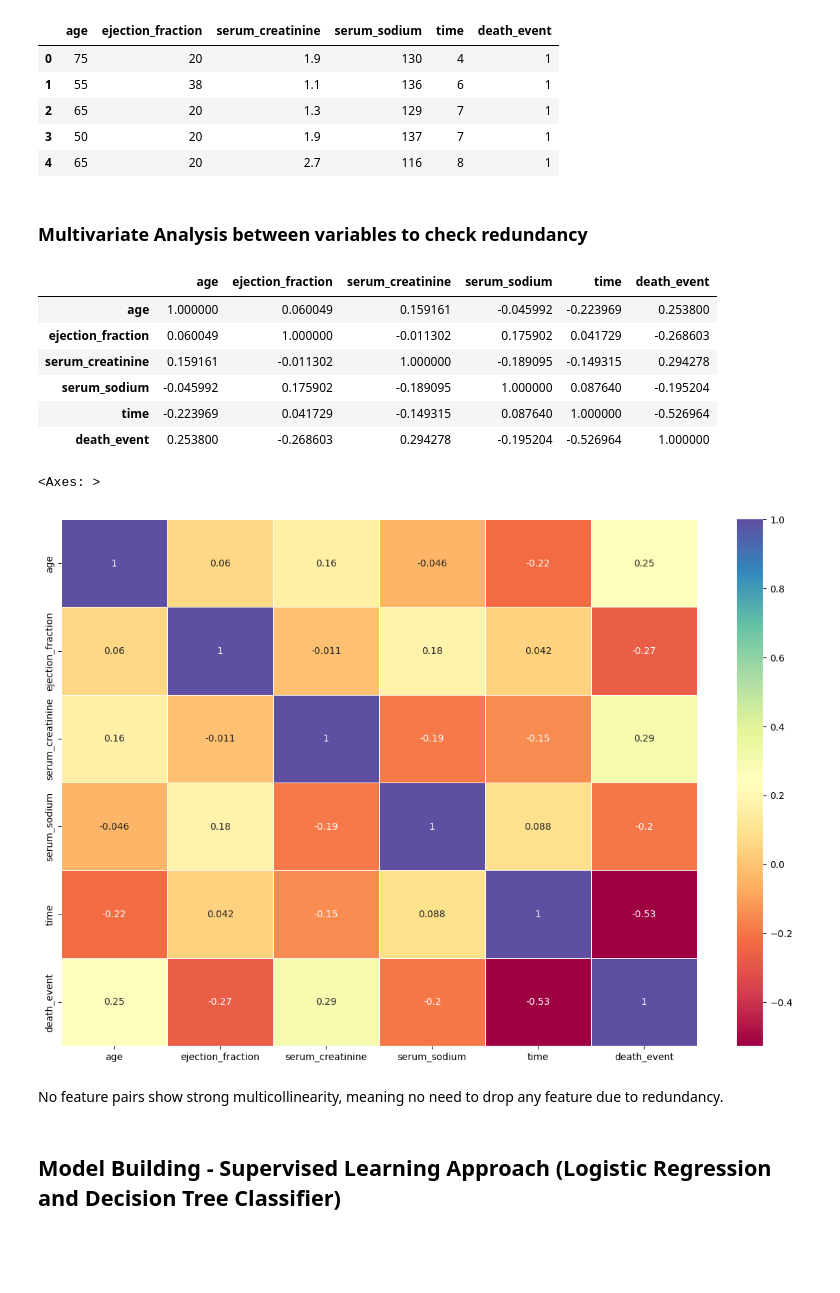
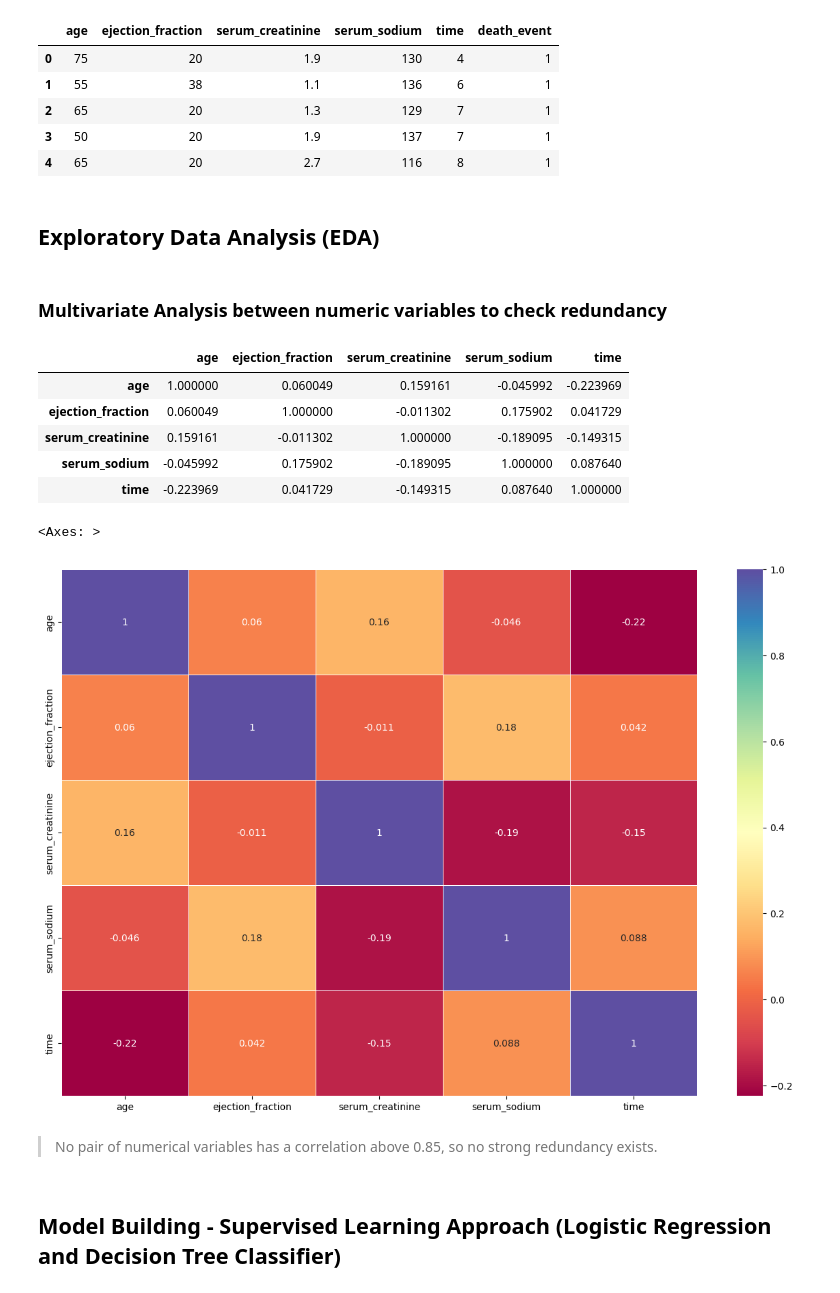
Before and after one commit to thisishasan/slda, a Jupyter notebook: code.ipynb, the cells around one changed output. Cells and saved outputs as stored; diff of their text form; code cells hidden in the pictures; blank space fills up the shorter version.

```diff
--- a/code.ipynb
+++ b/code.ipynb
@@ -386,26 +420,27 @@ df.head()
 | 2 | 65 | 20 | 1.3 | 129 | 7 | 1 |
 | 3 | 50 | 20 | 1.9 | 137 | 7 | 1 |
 | 4 | 65 | 20 | 2.7 | 116 | 8 | 1 |
+# %% [markdown]
+## Exploratory Data Analysis (EDA)
 # %% [markdown]
-### Multivariate Analysis between variables to check redundancy
+### Multivariate Analysis between numeric variables to check redundancy
 # %%
-df.corr()
+df[numerical_vars].corr()
 # %% [output]
-|  | age | ejection_fraction | serum_creatinine | serum_sodium | time | death_event |
-| age | 1.000000 | 0.060049 | 0.159161 | -0.045992 | -0.223969 | 0.253800 |
-| ejection_fraction | 0.060049 | 1.000000 | -0.011302 | 0.175902 | 0.041729 | -0.268603 |
-| serum_creatinine | 0.159161 | -0.011302 | 1.000000 | -0.189095 | -0.149315 | 0.294278 |
-| serum_sodium | -0.045992 | 0.175902 | -0.189095 | 1.000000 | 0.087640 | -0.195204 |
-| time | -0.223969 | 0.041729 | -0.149315 | 0.087640 | 1.000000 | -0.526964 |
-| death_event | 0.253800 | -0.268603 | 0.294278 | -0.195204 | -0.526964 | 1.000000 |
+|  | age | ejection_fraction | serum_creatinine | serum_sodium | time |
+| age | 1.000000 | 0.060049 | 0.159161 | -0.045992 | -0.223969 |
+| ejection_fraction | 0.060049 | 1.000000 | -0.011302 | 0.175902 | 0.041729 |
+| serum_creatinine | 0.159161 | -0.011302 | 1.000000 | -0.189095 | -0.149315 |
+| serum_sodium | -0.045992 | 0.175902 | -0.189095 | 1.000000 | 0.087640 |
+| time | -0.223969 | 0.041729 | -0.149315 | 0.087640 | 1.000000 |
 # %%
 plt.figure(figsize = (15, 10))
-sns.heatmap(data = df.corr(), cmap = "Spectral", annot = True, linewidths = 0.5)
+sns.heatmap(data = df[numerical_vars].corr(), cmap = "Spectral", annot = True, linewidths = 0.5)
 # %% [output]
 <Axes: >
-[figure, old version]
+[figure, new version]
-# %% [markdown]
-No feature pairs show strong multicollinearity, meaning no need to drop any feature due to redundancy.
+# %% [markdown]
+> No pair of numerical variables has a correlation above 0.85, so no strong redundancy exists.
 # %% [markdown]
 ## Model Building - Supervised Learning Approach (Logistic Regression and Decision Tree Classifier)
 # %% [markdown]
```
Also changed, not shown: parts of 9 cells of this notebook.
